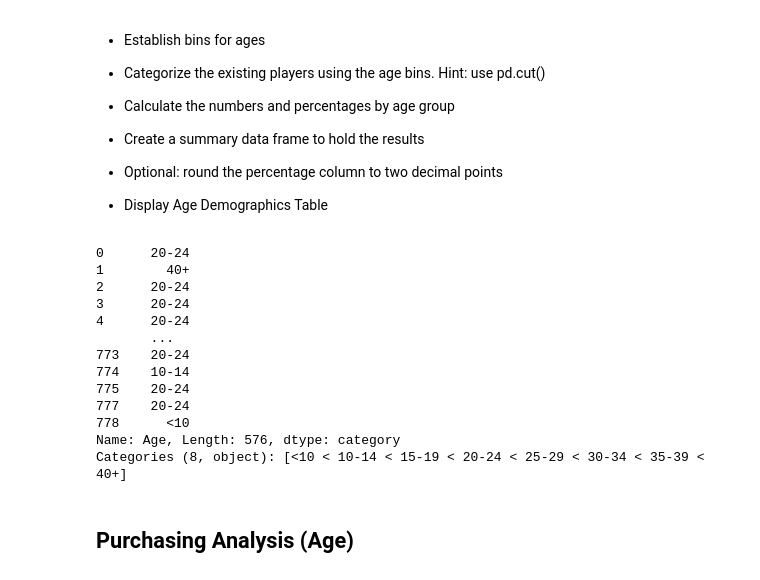
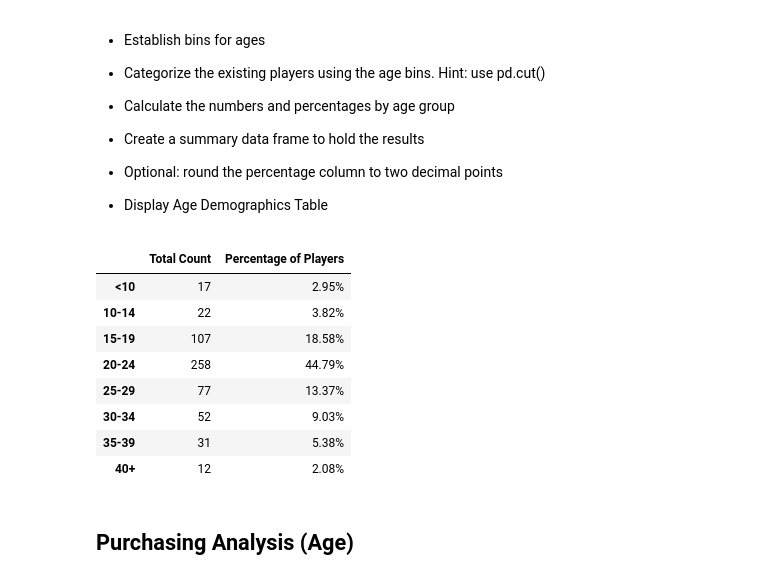
Before and after one commit to asalas95/pandas-challenge, a Jupyter notebook: HeroesOfPymoli/HeroesOfPymoli_starter.ipynb, the cells around one changed output. Cells and saved outputs as stored; diff of their text form; code cells hidden in the pictures.

```diff
--- a/HeroesOfPymoli/HeroesOfPymoli_starter.ipynb
+++ b/HeroesOfPymoli/HeroesOfPymoli_starter.ipynb
@@ -165,24 +161,26 @@ Gender_Purchase_Analysis
 * Display Age Demographics Table
 # %%
 # use unique df
-bins = [0, 10, 14, 19, 24, 29, 34, 39, 50]
+bins = [0, 9, 14, 19, 24, 29, 34, 39, 50]
 age_groups = ["<10", "10-14", "15-19", "20-24", "25-29", "30-34", "35-39", "40+"]
 age_split = pd.cut(unique_purchase_data["Age"], bins, labels = age_groups)
-age_split
+age_values = age_split.value_counts(normalize=False, sort=False, ascending=False, bins=None, dropna=True)
+age_percentage = (age_values / 576)
+age_percentage
+age_df = pd.DataFrame({"Total Count": age_values,
+                      "Percentage of Players": age_percentage})
+age_df["Percentage of Players"] = age_df["Percentage of Players"].map("{:,.2%}".format)
+age_df
 # %% [output]
-0      20-24
-1        40+
-2      20-24
-3      20-24
-4      20-24
-       ...
-773    20-24
-774    10-14
-775    20-24
-777    20-24
-778      <10
-Name: Age, Length: 576, dtype: category
-Categories (8, object): [<10 < 10-14 < 15-19 < 20-24 < 25-29 < 30-34 < 35-39 < 40+]
+|  | Total Count | Percentage of Players |
+| <10 | 17 | 2.95% |
+| 10-14 | 22 | 3.82% |
+| 15-19 | 107 | 18.58% |
+| 20-24 | 258 | 44.79% |
+| 25-29 | 77 | 13.37% |
+| 30-34 | 52 | 9.03% |
+| 35-39 | 31 | 5.38% |
+| 40+ | 12 | 2.08% |
 # %% [markdown]
 ## Purchasing Analysis (Age)
 # %% [markdown]
```
Also changed, not shown: parts of 3 cells of this notebook.
